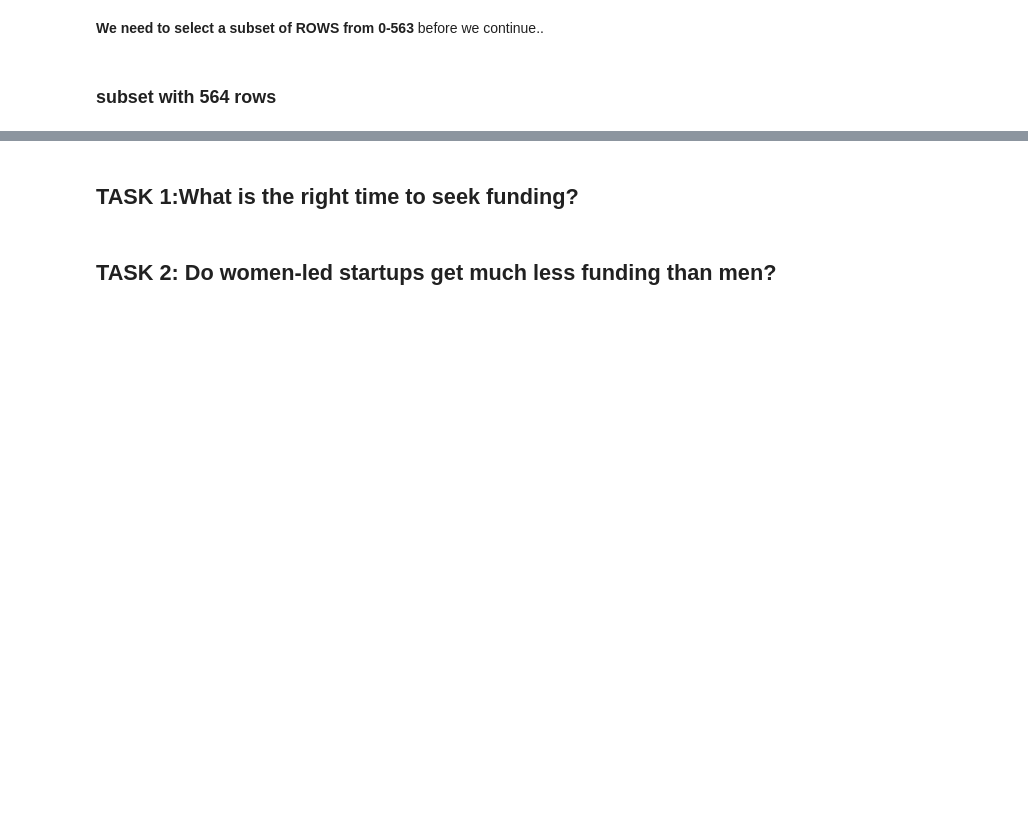
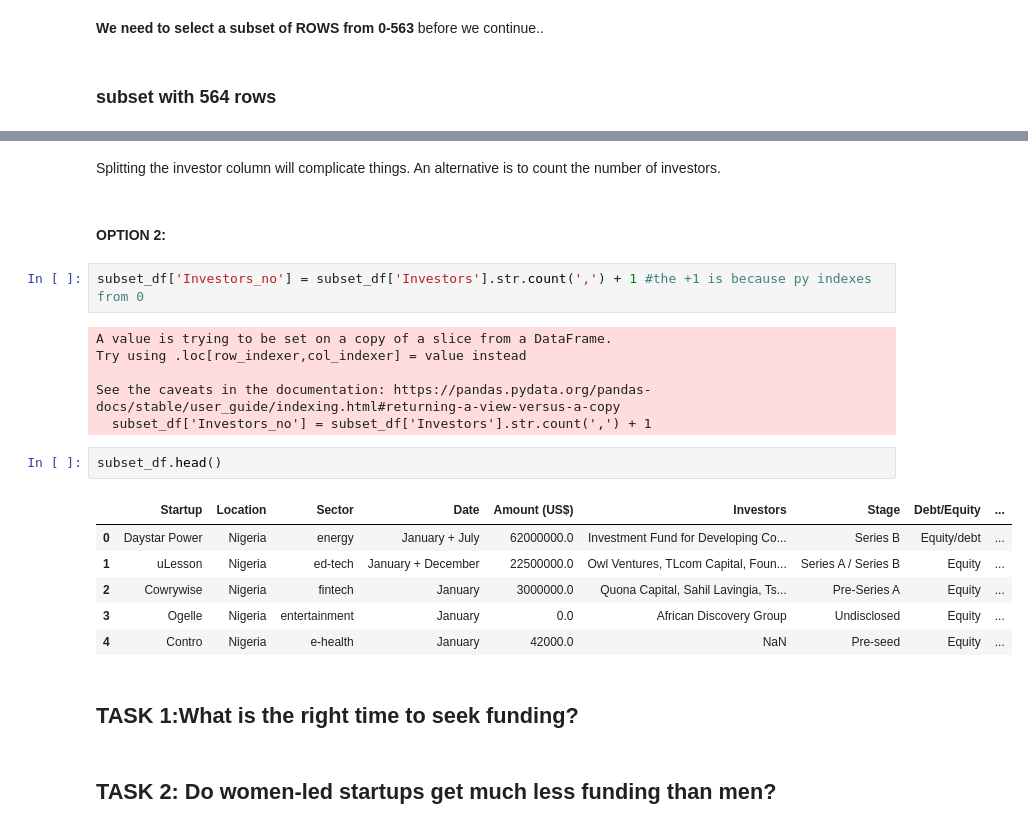
Before and after one commit to Vambane/AfricanStartups_2021, a Jupyter notebook: africanstartups.ipynb, the cells around one changed output, grey strips where cells are left out. Saved outputs shown, nothing was run; the diff lists cells and outputs as text; blank space fills up the shorter version.

```diff
--- a/africanstartups.ipynb
+++ b/africanstartups.ipynb
@@ -104,3 +242,24 @@ subset_df.tail()
+# %% [markdown]
+Splitting the investor column will complicate things. An alternative is to count the number of investors.
+# %% [markdown]
+#### OPTION 2:
+# %%
+subset_df['Investors_no'] = subset_df['Investors'].str.count(',') + 1 #the +1 is because py indexes from 0
+# %% [output]
+A value is trying to be set on a copy of a slice from a DataFrame.
+Try using .loc[row_indexer,col_indexer] = value instead
+
+See the caveats in the documentation: https://pandas.pydata.org/pandas-docs/stable/user_guide/indexing.html#returning-a-view-versus-a-copy
+  subset_df['Investors_no'] = subset_df['Investors'].str.count(',') + 1
+# %%
+subset_df.head()
+# %% [output]
+|  | Startup | Location | Sector | Date | Amount (US$) | Investors | Stage | Debt/Equity | ... |
+| 0 | Daystar Power | Nigeria | energy | January + July | 62000000.0 | Investment Fund for Developing Co... | Series B | Equity/debt | ... |
+| 1 | uLesson | Nigeria | ed-tech | January + December | 22500000.0 | Owl Ventures, TLcom Capital, Foun... | Series A / Series B | Equity | ... |
+| 2 | Cowrywise | Nigeria | fintech | January | 3000000.0 | Quona Capital, Sahil Lavingia, Ts... | Pre-Series A | Equity | ... |
+| 3 | Ogelle | Nigeria | entertainment | January | 0.0 | African Discovery Group | Undisclosed | Equity | ... |
+| 4 | Contro | Nigeria | e-health | January | 42000.0 | NaN | Pre-seed | Equity | ... |
 # %% [markdown]
 ## TASK 1:What is the right time to seek funding?
 # %% [markdown]
```
Also changed, not shown: parts of 21 cells of this notebook.
